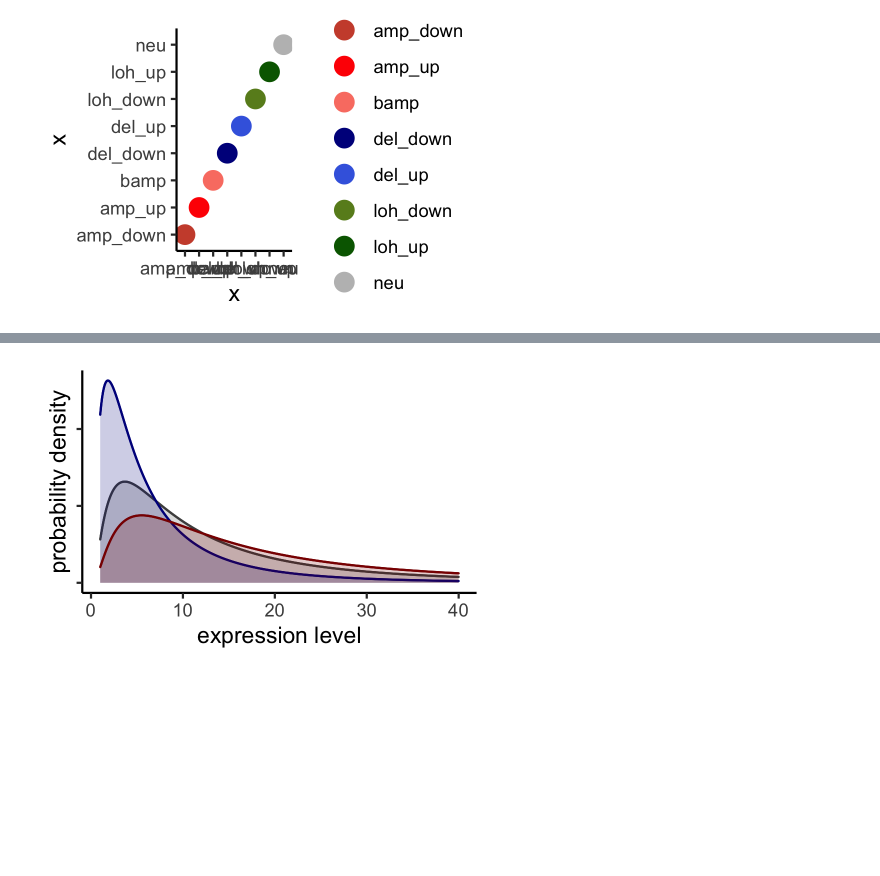
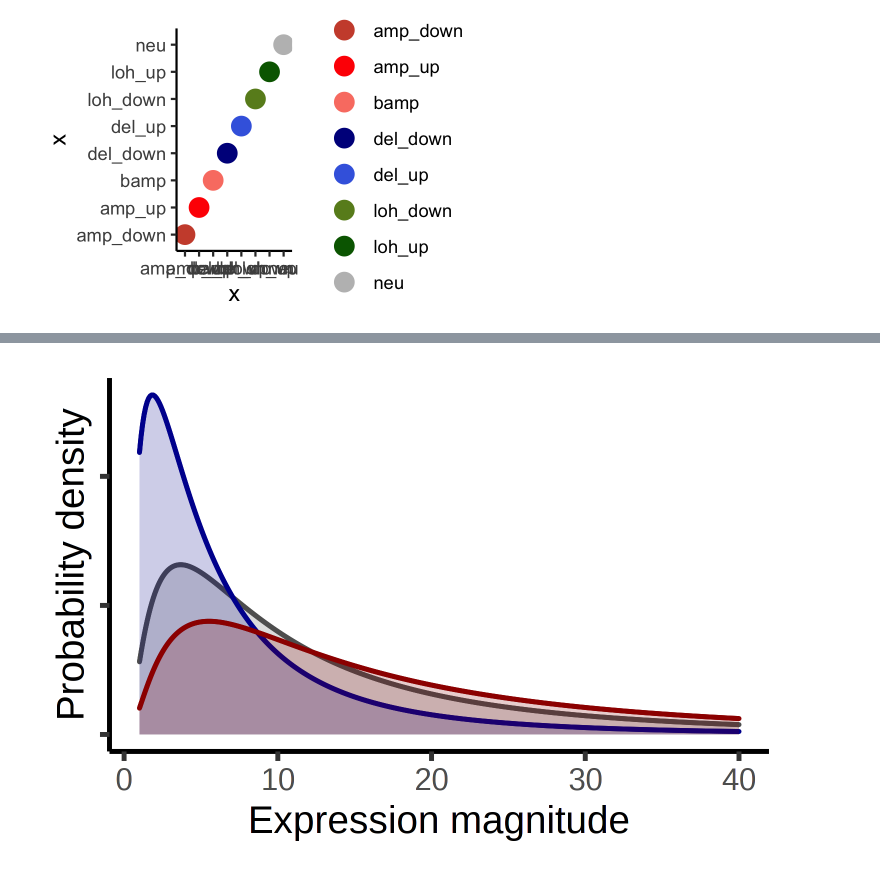
Before and after one commit to kharchenkolab/NumbatAnalysis, a Jupyter notebook: notebooks/illustrations.ipynb, the cells around one changed output, grey strips where cells are left out. Cells and saved outputs as stored; diff of their text form; code cells hidden in the pictures; blank space fills up the shorter version.

```diff
--- a/notebooks/illustrations.ipynb
+++ b/notebooks/illustrations.ipynb
@@ -462,37 +511,37 @@ which will replace the existing scale.
 # %%
-options(repr.plot.width = 3, repr.plot.height = 2, repr.plot.res = 300)
+options(repr.plot.width = 3, repr.plot.height = 2, repr.plot.res = 500)
 
 mu = 0
 lambda_star = 1e-3
 d = 1e4
 sig = 1
 
 data.frame(
     x = seq(1,40,0.1)
 ) %>%
 rowwise() %>%
 mutate(
     p_x_neu = dlnorm(x, meanlog = mu + log(1 * d * lambda_star), sdlog = sig),
     p_x_del = dlnorm(x, meanlog = mu + log(0.5 * d * lambda_star), sdlog = sig),
     p_x_amp = dlnorm(x, meanlog = mu + log(1.5 * d * lambda_star), sdlog = sig)
 ) %>%
 reshape2::melt(measure.vars = c('p_x_neu', 'p_x_del', 'p_x_amp'), value.name = 'p_x', variable.name = 'state') %>%
 ggplot(
     aes(x = x, y = p_x, color = state)
 ) +
 theme_classic() +
 geom_line() +
 geom_area(aes(y = p_x, fill = state), position = "identity", alpha = 0.2) +
 theme(
     axis.text.y = element_blank()
 ) +
 scale_color_manual(values = c('gray30', 'darkblue', 'darkred')) +
 scale_fill_manual(values = c('gray30', 'darkblue', 'darkred')) +
-xlab('expression level') +
-ylab('probability density') +
+xlab('Expression magnitude') +
+ylab('Probability density') +
 guides(color = 'none', fill = 'none')
 # %% [output]
-[figure, old version]
+[figure, new version]
 # %%
 library(poilog)
 # %%
```
Also changed, not shown: parts of 8 cells of this notebook, 10 other files.
